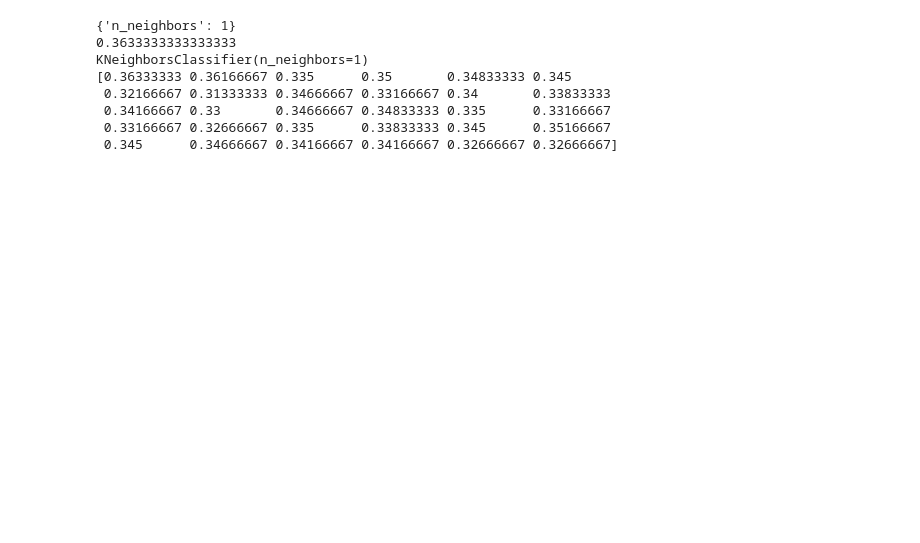
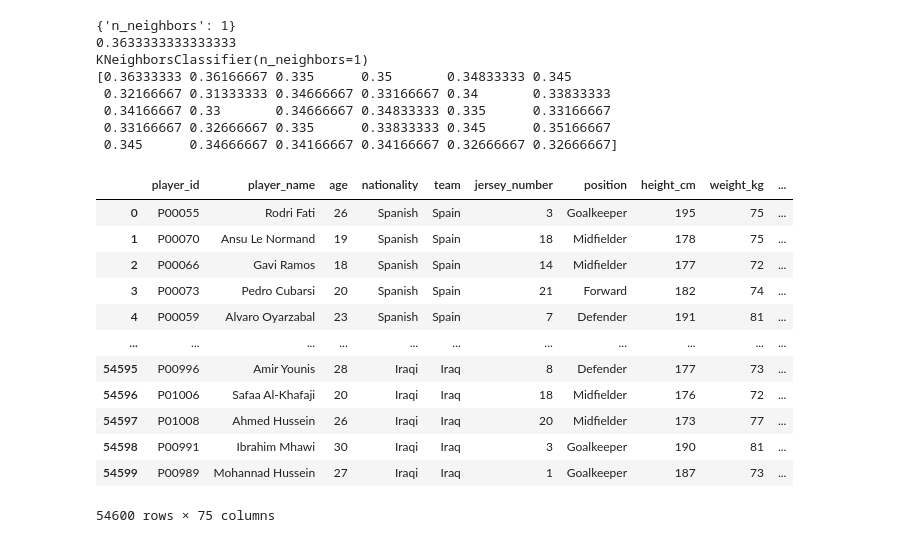
Before and after one commit to esairajesh2-droid/Machine_learning, a Jupyter notebook: practice.ipynb, the cells around one changed output. Saved outputs shown, nothing was run; the diff lists cells and outputs as text; code cells hidden in the pictures; blank space fills up the shorter version.

```diff
--- a/practice.ipynb
+++ b/practice.ipynb
@@ -76,3 +76,22 @@ KNeighborsClassifier(n_neighbors=1)
  0.34166667 0.33       0.34666667 0.34833333 0.335      0.33166667
  0.33166667 0.32666667 0.335      0.33833333 0.345      0.35166667
  0.345      0.34666667 0.34166667 0.34166667 0.32666667 0.32666667]
+# %%
+#using a football dataset and making predictions
+import pandas as pd
+df=pd.read_csv(r"C:\Users\esair\OneDrive\Desktop\Lionel_Martinez_Anlysis\lionel-martinez-performance-analysis\data\fifa_world_cup_2026_player_performance.csv")
+df
+# %% [output]
+|  | player_id | player_name | age | nationality | team | jersey_number | position | height_cm | weight_kg | ... |
+| 0 | P00055 | Rodri Fati | 26 | Spanish | Spain | 3 | Goalkeeper | 195 | 75 | ... |
+| 1 | P00070 | Ansu Le Normand | 19 | Spanish | Spain | 18 | Midfielder | 178 | 75 | ... |
+| 2 | P00066 | Gavi Ramos | 18 | Spanish | Spain | 14 | Midfielder | 177 | 72 | ... |
+| 3 | P00073 | Pedro Cubarsi | 20 | Spanish | Spain | 21 | Forward | 182 | 74 | ... |
+| 4 | P00059 | Alvaro Oyarzabal | 23 | Spanish | Spain | 7 | Defender | 191 | 81 | ... |
+| ... | ... | ... | ... | ... | ... | ... | ... | ... | ... | ... |
+| 54595 | P00996 | Amir Younis | 28 | Iraqi | Iraq | 8 | Defender | 177 | 73 | ... |
+| 54596 | P01006 | Safaa Al-Khafaji | 20 | Iraqi | Iraq | 18 | Midfielder | 176 | 72 | ... |
+| 54597 | P01008 | Ahmed Hussein | 26 | Iraqi | Iraq | 20 | Midfielder | 173 | 77 | ... |
+| 54598 | P00991 | Ibrahim Mhawi | 30 | Iraqi | Iraq | 3 | Goalkeeper | 190 | 81 | ... |
+| 54599 | P00989 | Mohannad Hussein | 27 | Iraqi | Iraq | 1 | Goalkeeper | 187 | 73 | ... |
+54600 rows × 75 columns
```
Also changed, not shown: parts of 24 cells of this notebook.
